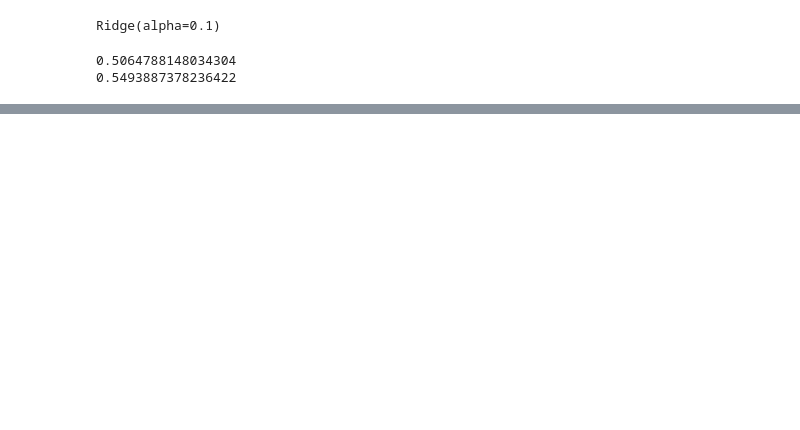
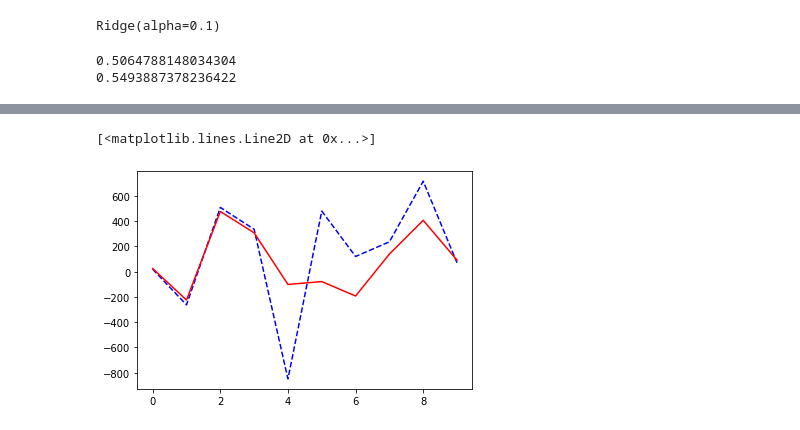
Before and after one commit to silvererudite/30-for-30-ml-projects, a Jupyter notebook: supervised/ridge-regression-in-depth.ipynb, the cells around one changed output, grey strips where cells are left out. Saved outputs shown, nothing was run; the diff lists cells and outputs as text; code cells hidden in the pictures; blank space fills up the shorter version.

```diff
--- a/supervised/ridge-regression-in-depth.ipynb
+++ b/supervised/ridge-regression-in-depth.ipynb
@@ -80,6 +80,8 @@ print(reg.score(X_test, y_test))
 # %% [output]
 0.5125152248773208
 0.5514251914993504
+# %%
+unregulized_weights = reg.coef_
 # %% [markdown]
 # Ridge Regression
 Is a form regularization technique. Regularization is another way of saying that we introduce some kind of restriction on the model. It is especially useful for situations where our model is overfitting on the training set and doesn't represent the overall trend well when tested with unknown data.
@@ -124 +132,11 @@ clf_cv.score(X_test, y_test)
 0.5518204869881911
+# %%
+best_clf = linear_model.Ridge(alpha=0.1)
+best_clf.fit(X_train, y_train)
+best_weights = best_clf.coef_
+# %%
+plt.plot(unregulized_weights, "--b")
+plt.plot(best_weights, "-r")
+# %% [output]
+[<matplotlib.lines.Line2D at 0x...>]
+[figure, added]
```
Also changed, not shown: parts of 7 cells of this notebook.
